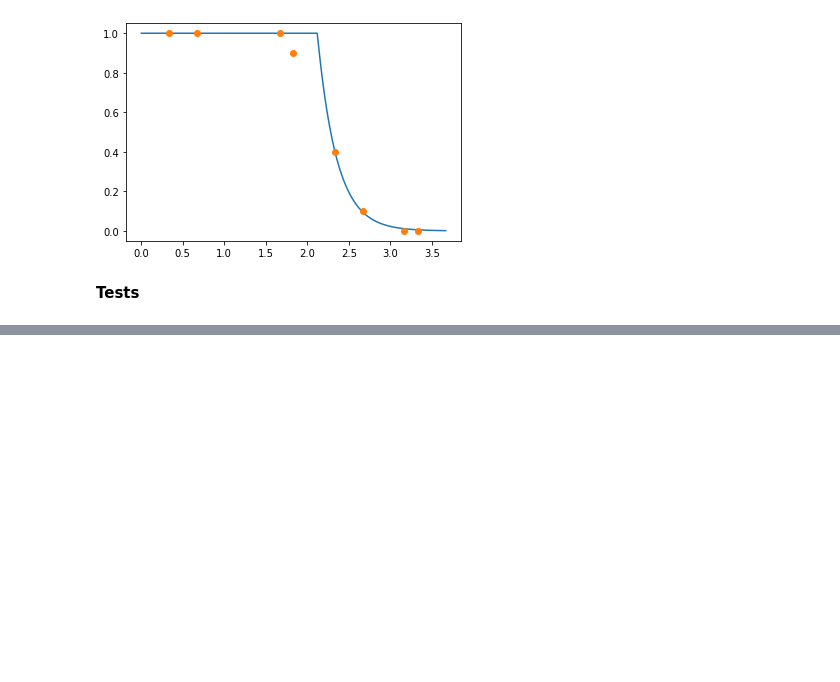
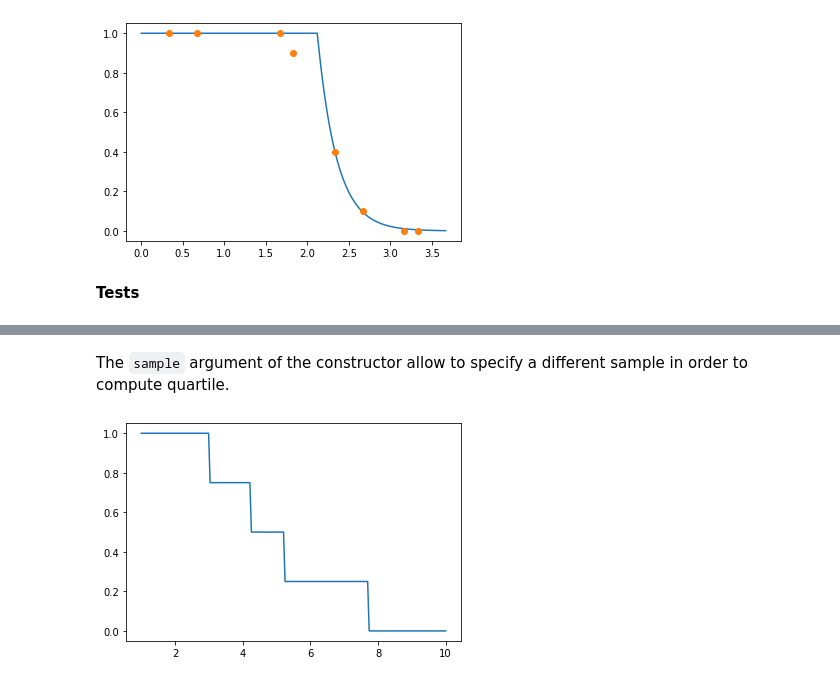
Before and after one commit to ManuelDileo/mulearn, a Jupyter notebook: 01_fuzzifiers.ipynb, the cells around one changed output, grey strips where cells are left out. Drawn from its saved outputs; the diff is of its cells as text; code cells hidden in the pictures; blank space fills up the shorter version.

```diff
--- a/01_fuzzifiers.ipynb
+++ b/01_fuzzifiers.ipynb
@@ -982,0 +1075,12 @@ class QuantileConstantPiecewiseFuzzifier(Fuzzifier):
+# %% [markdown]
+The `sample` argument of the constructor allow to specify a different sample
+in order to compute quartile.
+# %%
+f = QuantileConstantPiecewiseFuzzifier(sample=np.random.uniform(0, 10,
+                                                                size=100))
+[mu] = f.get_membership(1, lambda x: x/3)
+
+plt.plot(x, list(map(mu, x)))
+plt.show()
+# %% [output]
+[figure, added]
```
Also changed, not shown: parts of 14 cells of this notebook, 2 other files.
